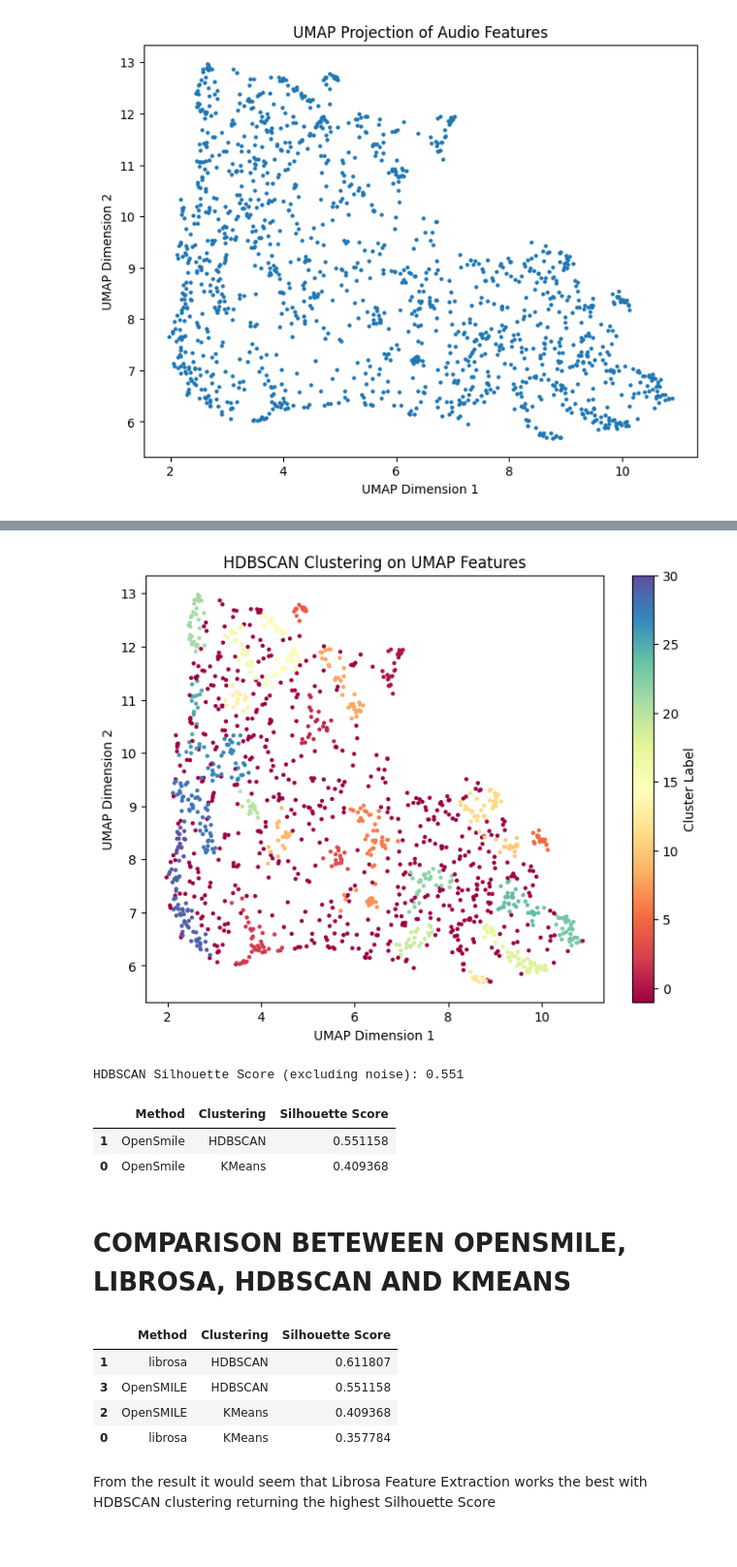
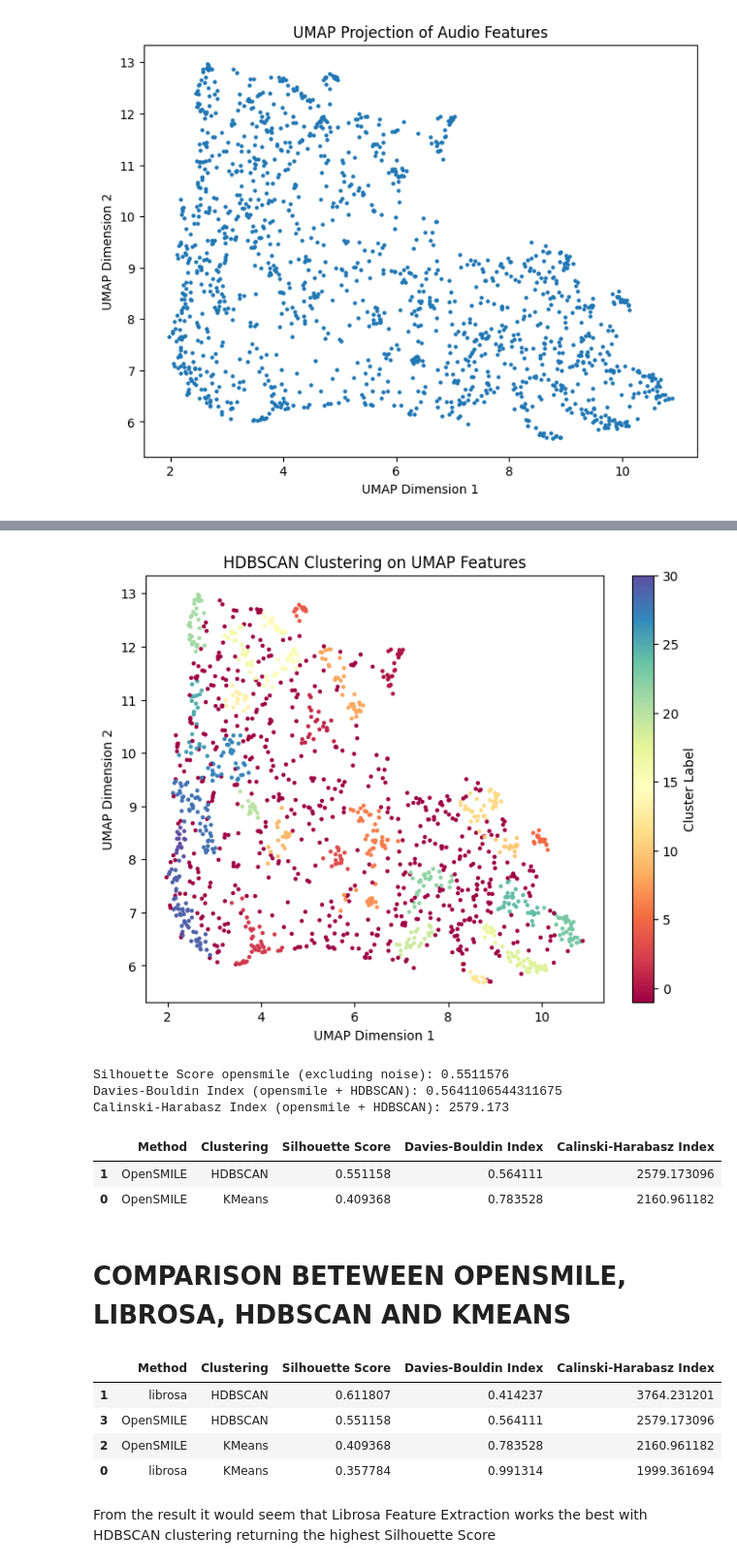
Before and after one commit to jiannhonggg/SER-unsupervised, a Jupyter notebook: 01_Base_Unsupervised_Model.ipynb, the cells around one changed output, grey strips where cells are left out. Shown at 97% size. Saved outputs shown, nothing was run; the diff lists cells and outputs as text; code cells hidden in the pictures.

```diff
--- a/01_Base_Unsupervised_Model.ipynb
+++ b/01_Base_Unsupervised_Model.ipynb
@@ -152,7 +165,12 @@ plt.show()
 mask = hdbscan_labels != -1
 if len(set(hdbscan_labels[mask])) > 1:
     librosa_hdbscan_score = silhouette_score(features_umap[mask], hdbscan_labels[mask])
-    print(f"HDBSCAN Silhouette Score (excluding noise): {sil_score_hdbscan:.3f}")
+    librosa_hdbscan_db = davies_bouldin_score(features_umap[mask], hdbscan_labels[mask])
+    librosa_hdbscan_ch = calinski_harabasz_score(features_umap[mask], hdbscan_labels[mask])
+    print("Silhouette Score (librosa + HDBSCAN):", librosa_hdbscan_score)
+    print("Davies-Bouldin Index (librosa + HDBSCAN):", librosa_hdbscan_db)
+    print("Calinski-Harabasz Index (librosa + HDBSCAN):", librosa_hdbscan_ch)
+
 else:
     print("HDBSCAN clustering did not form distinct clusters or too many noise points.")
 # %% [output]
@@ -183,11 +205,6 @@ A score of 0.612 is relatively good for clustering tasks. It indicates that, whe
 - Feature set and level chosen : eGeMAPSv01a with Functionals
 - Run the pipeline again and see the results
 # %%
-import os
-import numpy as np
-import opensmile
-import pandas as pd
-
 # Initialize the OpenSMILE feature extractor with the eGeMAPS configuration
 # Note: 'eGeMAPSv01a' is one of the available configurations.
 smile = opensmile.Smile(
@@ -195,15 +212,21 @@ smile = opensmile.Smile(
     feature_level='Functionals'  # Functionals summarise statistics (like mean, std, etc.) over the entire audio file
 )
 
-# Define the directory where the audio files are stored.
+# Define the directory where the RAVDESS audio files are stored.
 audio_dir = "data/"
 
-# Get a list of all audio file paths
+# Get a list of all audio file paths, ignoring 'archive' folder ( Archive folder holds the CREMA-D Dataset )
 audio_files = []
 for root, dirs, files in os.walk(audio_dir):
+    # Skip the 'archive' folder
+    if 'archive' in dirs:
+        dirs.remove('archive')
+
     for file in files:
         if file.endswith(".wav"):
             audio_files.append(os.path.join(root, file))
+
+print(f"Found {len(audio_files)} audio files.")
 
 # Function to extract features using OpenSMILE for a given audio file.
 def extract_opensmile_features(file_path):
@@ -271,7 +295,12 @@ plt.colorbar(label="Cluster")
 plt.show()
 
 opensmile_kmeans_score = silhouette_score(features_umap, kmeans_labels)
+opensmile_kmeans_db = davies_bouldin_score(features_umap, kmeans_labels)
+opensmile_kmeans_ch = calinski_harabasz_score(features_umap, kmeans_labels)
+
 print("Silhouette Score (opensmile + KMeans):", opensmile_kmeans_score)
+print("Davies-Bouldin Index (opensmile + KMeans):", opensmile_kmeans_db)
+print("alinski-Harabasz Index (opensmile + KMeans):", opensmile_kmeans_ch)
 # %% [output]
 [figure]
 Silhouette Score (opensmile + KMeans): 0.4093683
@@ -294,25 +325,33 @@ plt.show()
 mask = hdbscan_labels != -1
 if len(set(hdbscan_labels[mask])) > 1:
     opensmile_hdbscan_score = silhouette_score(features_umap[mask], hdbscan_labels[mask])
-    print(f"HDBSCAN Silhouette Score (excluding noise): {opensmile_hdbscan_score:.3f}")
+    opensmile_hdbscan_db = davies_bouldin_score(features_umap[mask], hdbscan_labels[mask])
+    opensmile_hdbscan_ch = calinski_harabasz_score(features_umap[mask], hdbscan_labels[mask])
+    print("Silhouette Score opensmile (excluding noise):", opensmile_hdbscan_score)
+    print("Davies-Bouldin Index (opensmile + HDBSCAN):", opensmile_hdbscan_db)
+    print("Calinski-Harabasz Index (opensmile + HDBSCAN):", opensmile_hdbscan_ch)
 else:
     print("HDBSCAN clustering did not form distinct clusters or too many noise points.")
 # %% [output]
 [figure]
-HDBSCAN Silhouette Score (excluding noise): 0.551
+Silhouette Score opensmile (excluding noise): 0.5511576
+Davies-Bouldin Index (opensmile + HDBSCAN): 0.5641106544311675
+Calinski-Harabasz Index (opensmile + HDBSCAN): 2579.173
 # %%
 # Comparison of all the Silohouette value and score
 results = {
-    "Method": ["OpenSmile", "OpenSmile"],
+    "Method": ["OpenSMILE", "OpenSMILE"],
     "Clustering": ["KMeans", "HDBSCAN"],
-    "Silhouette Score": [opensmile_kmeans_score, opensmile_hdbscan_score]
+    "Silhouette Score": [opensmile_kmeans_score, opensmile_hdbscan_score],
+    "Davies-Bouldin Index": [opensmile_kmeans_db, opensmile_hdbscan_db],
+    "Calinski-Harabasz Index": [opensmile_kmeans_ch, opensmile_hdbscan_ch]
 }
 df_results = pd.DataFrame(results)
 display(df_results.sort_values(by="Silhouette Score", ascending=False))
 # %% [output]
-|  | Method | Clustering | Silhouette Score |
-| 1 | OpenSmile | HDBSCAN | 0.551158 |
-| 0 | OpenSmile | KMeans | 0.409368 |
+|  | Method | Clustering | Silhouette Score | Davies-Bouldin Index | Calinski-Harabasz Index |
+| 1 | OpenSMILE | HDBSCAN | 0.551158 | 0.564111 | 2579.173096 |
+| 0 | OpenSMILE | KMeans | 0.409368 | 0.783528 | 2160.961182 |
 # %% [markdown]
 # COMPARISON BETEWEEN OPENSMILE, LIBROSA, HDBSCAN AND KMEANS
 # %%
@@ -320,18 +359,19 @@ display(df_results.sort_values(by="Silhouette Score", ascending=False))
 # %%
 results = {
     "Method": ["librosa", "librosa", "OpenSMILE", "OpenSMILE"],
     "Clustering": ["KMeans", "HDBSCAN", "KMeans", "HDBSCAN"],
-    "Silhouette Score": [librosa_kmeans_score, librosa_hdbscan_score, opensmile_kmeans_score, opensmile_hdbscan_score]
+    "Silhouette Score": [librosa_kmeans_score, librosa_hdbscan_score, opensmile_kmeans_score, opensmile_hdbscan_score],
+    "Davies-Bouldin Index": [librosa_kmeans_db, librosa_hdbscan_db, opensmile_kmeans_db, opensmile_hdbscan_db],
+    "Calinski-Harabasz Index": [librosa_kmeans_ch, librosa_hdbscan_ch, opensmile_kmeans_ch, opensmile_hdbscan_ch]
 }
-
 df_results = pd.DataFrame(results)
 display(df_results.sort_values(by="Silhouette Score", ascending=False))
 # %% [output]
-|  | Method | Clustering | Silhouette Score |
-| 1 | librosa | HDBSCAN | 0.611807 |
-| 3 | OpenSMILE | HDBSCAN | 0.551158 |
-| 2 | OpenSMILE | KMeans | 0.409368 |
-| 0 | librosa | KMeans | 0.357784 |
+|  | Method | Clustering | Silhouette Score | Davies-Bouldin Index | Calinski-Harabasz Index |
+| 1 | librosa | HDBSCAN | 0.611807 | 0.414237 | 3764.231201 |
+| 3 | OpenSMILE | HDBSCAN | 0.551158 | 0.564111 | 2579.173096 |
+| 2 | OpenSMILE | KMeans | 0.409368 | 0.783528 | 2160.961182 |
+| 0 | librosa | KMeans | 0.357784 | 0.991314 | 1999.361694 |
 # %% [markdown]
 From the result it would seem that Librosa Feature Extraction works the best with HDBSCAN clustering returning the highest Silhouette Score
 # %% [markdown]
```
Also changed, not shown: parts of 30 cells of this notebook, 2 other files.
